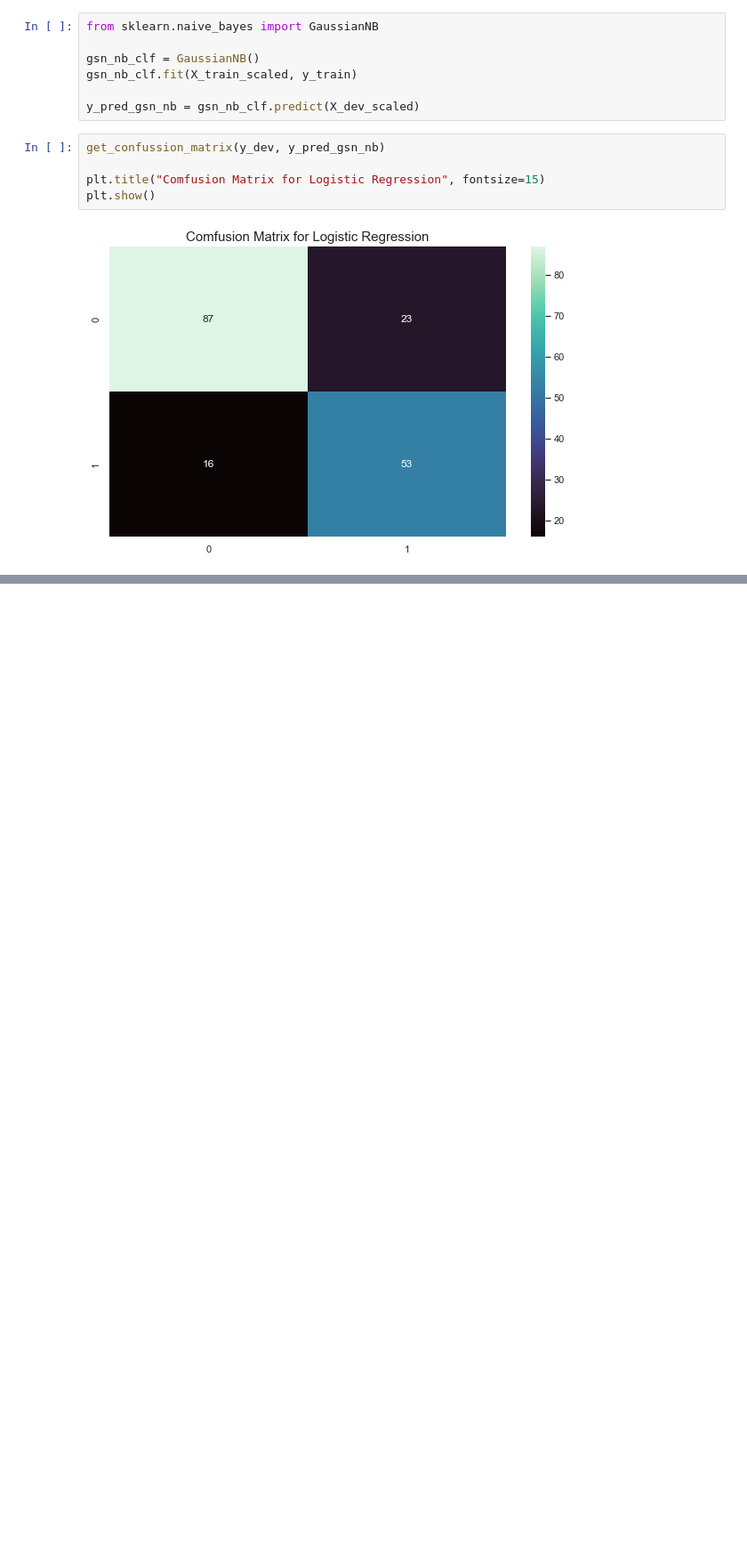
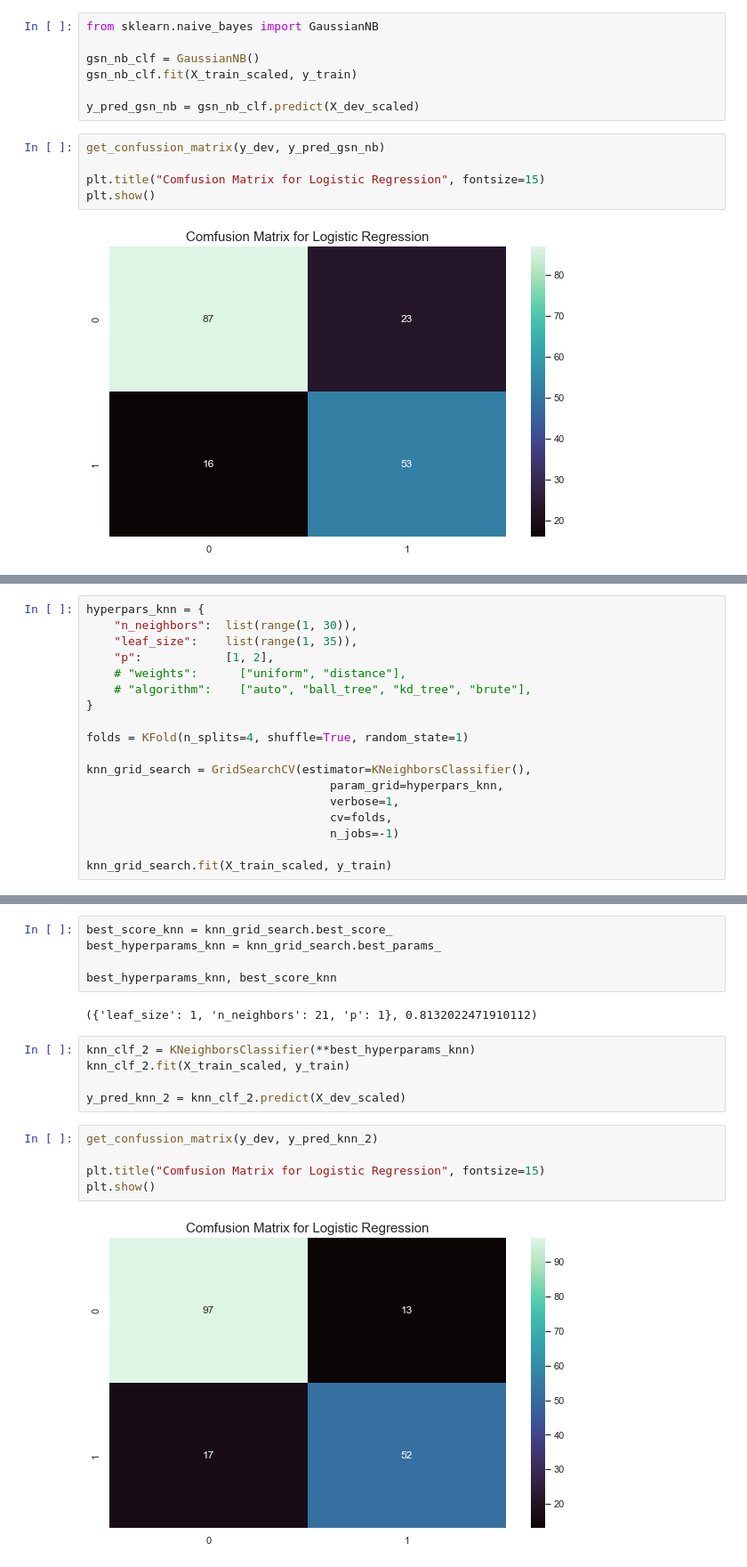
Before and after one commit to aka-vm/Titanic-Exploratory-Data-And-Model-Analysis, a Jupyter notebook: titanic_expl_data_analysis.ipynb, the cells around one changed output, grey strips where cells are left out. Shown: that part at 89% size. Saved outputs shown, nothing was run; the diff lists cells and outputs as text; blank space fills up the shorter version.

```diff
--- a/titanic_expl_data_analysis.ipynb
+++ b/titanic_expl_data_analysis.ipynb
@@ -920,0 +1059,18 @@ get_model_score_stats(y_dev, y_pred_gsn_nb)
+# %%
+hyperpars_knn = {
+    "n_neighbors":  list(range(1, 30)),
+    "leaf_size":    list(range(1, 35)),
+    "p":            [1, 2],
+    # "weights":      ["uniform", "distance"],
+    # "algorithm":    ["auto", "ball_tree", "kd_tree", "brute"],
+}
+
+folds = KFold(n_splits=4, shuffle=True, random_state=1)
+
+knn_grid_search = GridSearchCV(estimator=KNeighborsClassifier(),
+                                   param_grid=hyperpars_knn,
+                                   verbose=1,
+                                   cv=folds,
+                                   n_jobs=-1)
+
+knn_grid_search.fit(X_train_scaled, y_train)
@@ -920,0 +1089,19 @@ get_model_score_stats(y_dev, y_pred_gsn_nb)
+# %%
+best_score_knn = knn_grid_search.best_score_
+best_hyperparams_knn = knn_grid_search.best_params_
+
+best_hyperparams_knn, best_score_knn
+# %% [output]
+({'leaf_size': 1, 'n_neighbors': 21, 'p': 1}, 0.8132022471910112)
+# %%
+knn_clf_2 = KNeighborsClassifier(**best_hyperparams_knn)
+knn_clf_2.fit(X_train_scaled, y_train)
+
+y_pred_knn_2 = knn_clf_2.predict(X_dev_scaled)
+# %%
+get_confussion_matrix(y_dev, y_pred_knn_2)
+
+plt.title("Comfusion Matrix for Logistic Regression", fontsize=15)
+plt.show()
+# %% [output]
+[figure, added]
```
Also changed, not shown: parts of 36 cells of this notebook.
